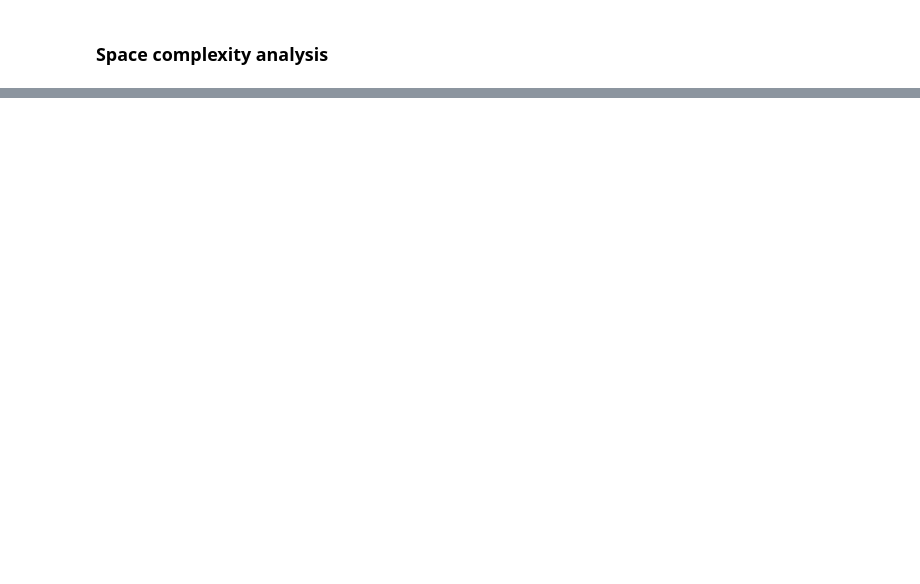
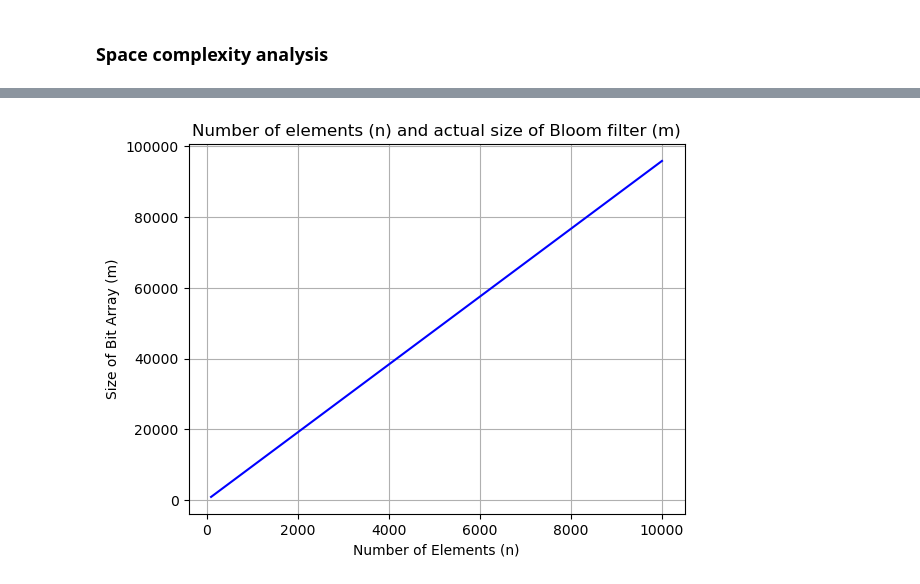
Before and after one commit to vessln/Math_concepts_for_developers, a Jupyter notebook: Personal project/bloom_filter.ipynb, the cells around one changed output, grey strips where cells are left out. Cells and saved outputs as stored; diff of their text form; code cells hidden in the pictures; blank space fills up the shorter version.

```diff
--- a/Personal project/bloom_filter.ipynb
+++ b/Personal project/bloom_filter.ipynb
@@ -606,0 +607,17 @@ The actual size *m* of the bit array directly impacts the memory usage of the Bl
+# %%
+def compare_m_and_n(p):
+    n_values = np.linspace(100, 10000, num=10)
+    m_values = - (n_values * np.log(p)) / (np.log(2) ** 2)
+
+    plt.plot(n_values, m_values, color="blue")
+    plt.title("Number of elements (n) and actual size of Bloom filter (m)")
+    plt.xlabel("Number of Elements (n)")
+    plt.ylabel("Size of Bit Array (m)")
+    plt.grid(True)
+    plt.show()
+
+
+p = 0.01
+compare_m_and_n(p)
+# %% [output]
+[figure, added]
```
Also changed, not shown: parts of 16 cells of this notebook.
